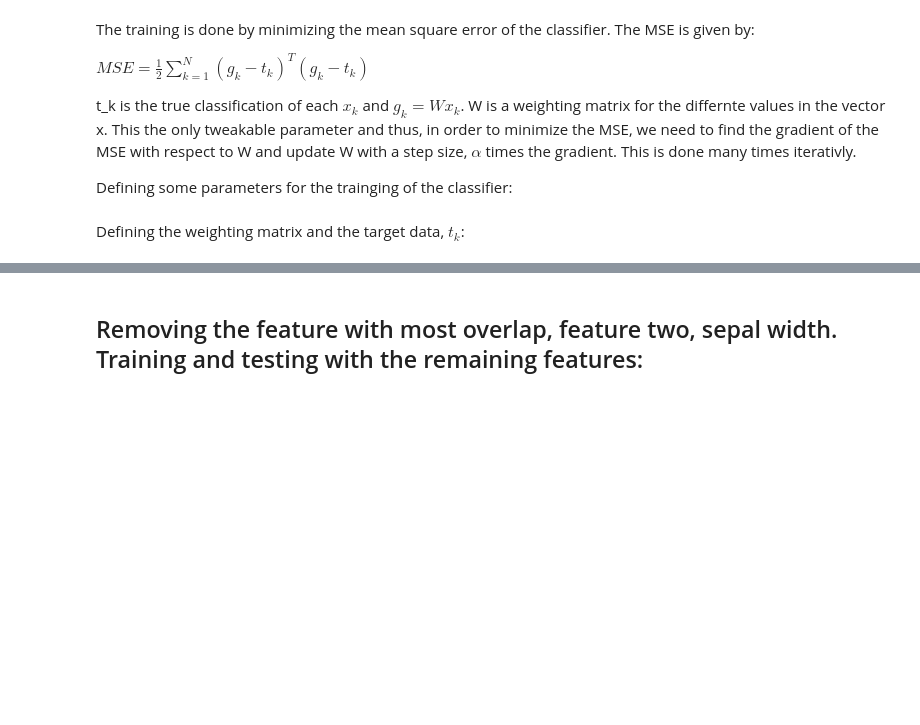
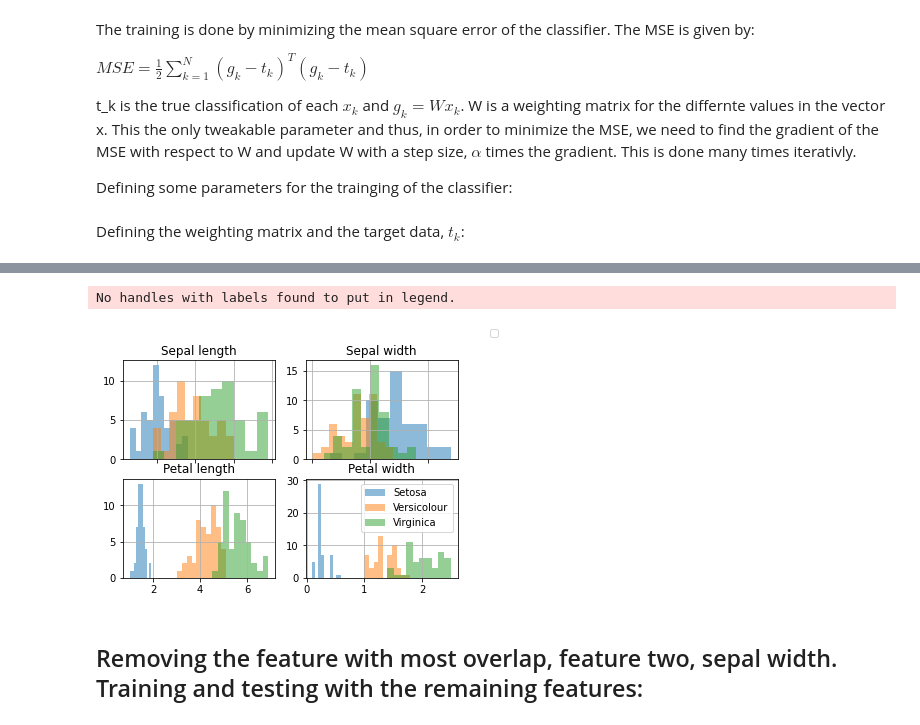
Before and after one commit to emilhaugstvedt/TTK4275, a Jupyter notebook: IRIS/iris-notebook.ipynb, the cells around one changed output, grey strips where cells are left out. Drawn from its saved outputs; the diff is of its cells as text; code cells hidden in the pictures; blank space fills up the shorter version.

```diff
--- a/IRIS/iris-notebook.ipynb
+++ b/IRIS/iris-notebook.ipynb
@@ -176,19 +170,0 @@ Produce histogra for each feature and class:
-# %%
- def feature_name(f):
-    if f == 0: return "sepal length"
-    if f == 1: return "sepal width"
-    if f == 2: return "petal length"
-    if f == 3: return "petal width"
-
- features = np.array([0,1,2,3])
- for f in features:
-        plt.figure(f)
-        plt.hist(class1[:,f], alpha=0.5, label = "Setosa")
-        plt.hist(class2[:,f], alpha=0.5, label = "Versicolour")
-        plt.hist(class3[:,f], alpha=0.5, label = "Virginica")
-        plt.legend()
-        plt.grid()
-        plt.title(feature_name(f))
-
-for c in classes:
-        plt.figures
@@ -200,3 +171,45 @@ for c in classes:
+# %%
+ def feature_name(f):
+    if f == 0: return "Sepal length"
+    if f == 1: return "Sepal width"
+    if f == 2: return "Petal length"
+    if f == 3: return "Petal width"
+
+fig, ((ax1, ax2), (ax3, ax4)) = plt.subplots(2, 2)
+fig.legend()
+
+features = np.array([0,1,2,3])
+ax1.hist(class1[:,0], alpha=0.5, label = "Setosa")
+ax1.hist(class2[:,0], alpha=0.5, label = "Versicolour")
+ax1.hist(class3[:,0], alpha=0.5, label = "Virginica")
+ax1.set_title(feature_name(0))
+ax1.set_xticklabels([])
+ax1.grid()
+
+features = np.array([0,1,2,3])
+ax2.hist(class1[:,1], alpha=0.5, label = "Setosa")
+ax2.hist(class2[:,1], alpha=0.5, label = "Versicolour")
+ax2.hist(class3[:,1], alpha=0.5, label = "Virginica")
+ax2.set_title(feature_name(1))
+ax2.set_xticklabels([])
+ax2.grid()
+
+features = np.array([0,1,2,3])
+ax3.hist(class1[:,2], alpha=0.5, label = "Setosa")
+ax3.hist(class2[:,2], alpha=0.5, label = "Versicolour")
+ax3.hist(class3[:,2], alpha=0.5, label = "Virginica")
+ax3.set_title(feature_name(2))
+ax3.grid()
+
+ax4.hist(class1[:,3], alpha=0.5, label = "Setosa")
+ax4.hist(class2[:,3], alpha=0.5, label = "Versicolour")
+ax4.hist(class3[:,3], alpha=0.5, label = "Virginica")
+ax4.set_title(feature_name(3))
+ax4.legend()
+ax4.grid()
+# %% [output]
+No handles with labels found to put in legend.
+[figure, added]
 # %% [markdown]
 Removing the feature with most overlap, feature two, sepal width. Training and testing with the remaining features:
 -----------
```
Also changed, not shown: parts of 9 cells of this notebook, 12 other files.
